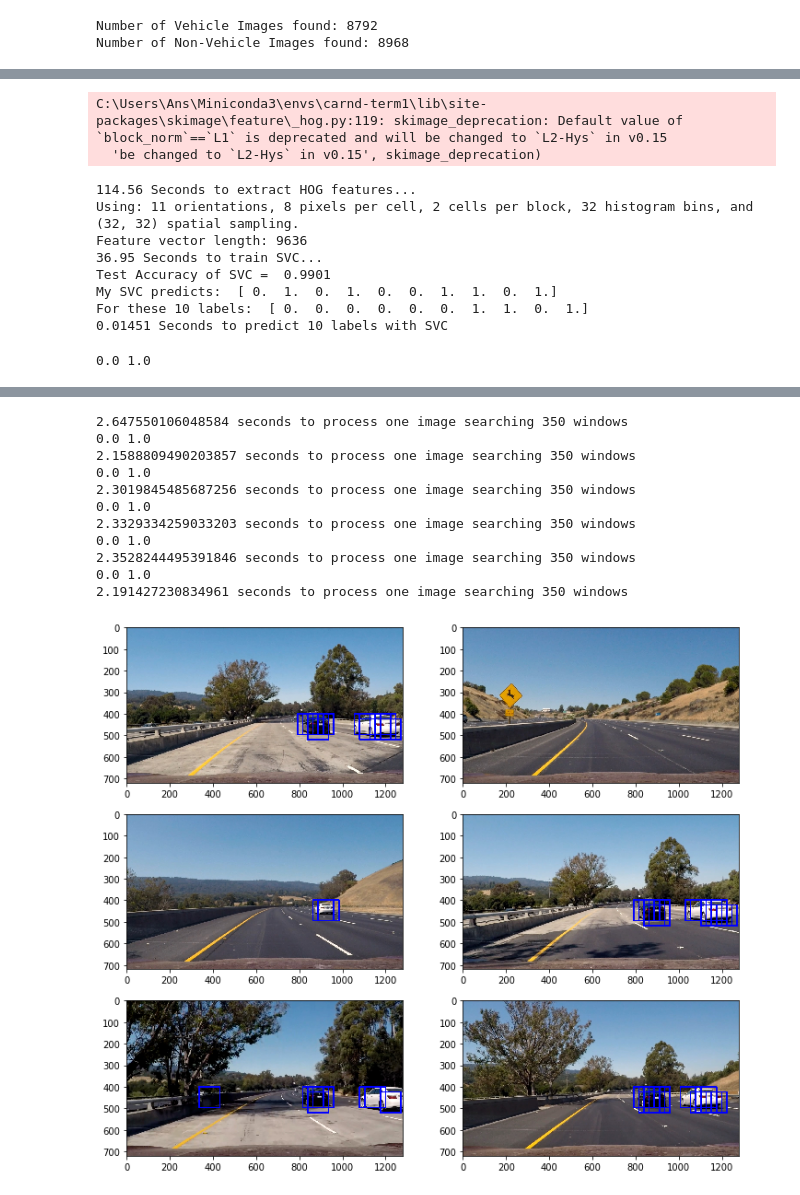
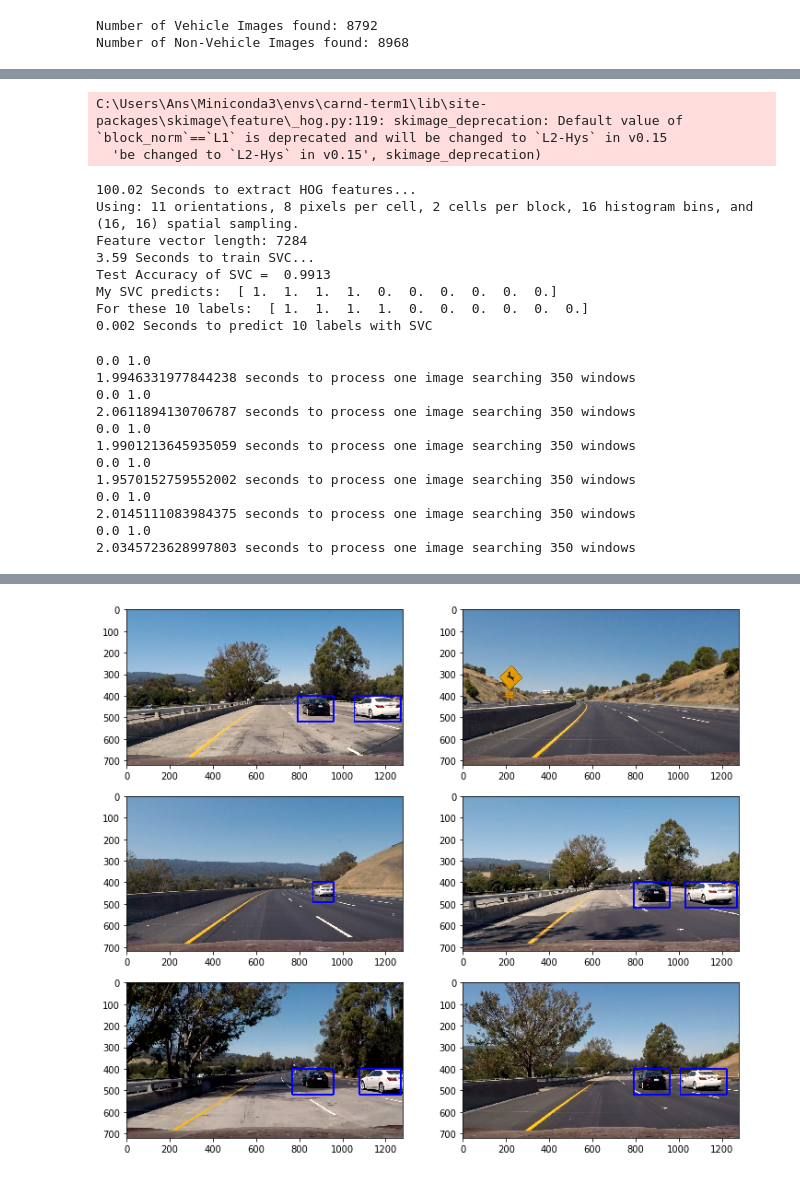
Before and after one commit to atlas604/vehicle-detection, a Jupyter notebook: vehicle_detection.ipynb, the cells around one changed output, grey strips where cells are left out. Saved outputs shown, nothing was run; the diff lists cells and outputs as text; code cells hidden in the pictures.

```diff
--- a/vehicle_detection.ipynb
+++ b/vehicle_detection.ipynb
@@ -91,8 +91,8 @@ orient = 11
 pix_per_cell = 8
 cell_per_block = 2
 hog_channel = 'ALL'         # Can be 0, 1, 2, or "ALL"
-spatial_size = (32, 32)     # Spatial binning dimensions
-hist_bins = 32              # Number of histogram bins
+spatial_size = (16, 16)     # Spatial binning dimensions
+hist_bins = 16              # Number of histogram bins
 spatial_feat = True         # Spatial features on or off
 hist_feat = True            # Histogram features on or off
 hog_feat = True             # HOG features on or off
@@ -155,14 +155,14 @@ print(round(t2-t, 5), 'Seconds to predict', n_predict,'labels with SVC')
 # %% [output]
 C:\Users\Ans\Miniconda3\envs\carnd-term1\lib\site-packages\skimage\feature\_hog.py:119: skimage_deprecation: Default value of `block_norm`==`L1` is deprecated and will be changed to `L2-Hys` in v0.15
   'be changed to `L2-Hys` in v0.15', skimage_deprecation)
-114.56 Seconds to extract HOG features...
-Using: 11 orientations, 8 pixels per cell, 2 cells per block, 32 histogram bins, and (32, 32) spatial sampling.
-Feature vector length: 9636
-36.95 Seconds to train SVC...
-Test Accuracy of SVC =  0.9901
-My SVC predicts:  [ 0.  1.  0.  1.  0.  0.  1.  1.  0.  1.]
-For these 10 labels:  [ 0.  0.  0.  0.  0.  0.  1.  1.  0.  1.]
-0.01451 Seconds to predict 10 labels with SVC
+100.02 Seconds to extract HOG features...
+Using: 11 orientations, 8 pixels per cell, 2 cells per block, 16 histogram bins, and (16, 16) spatial sampling.
+Feature vector length: 7284
+3.59 Seconds to train SVC...
+Test Accuracy of SVC =  0.9913
+My SVC predicts:  [ 1.  1.  1.  1.  0.  0.  0.  0.  0.  0.]
+For these 10 labels:  [ 1.  1.  1.  1.  0.  0.  0.  0.  0.  0.]
+0.002 Seconds to predict 10 labels with SVC
 # %%
 searchpath = './test_images/*'
 example_images = glob.glob(searchpath)
@@ -176,22 +176,26 @@ overlap = 0.75
 for img_src in example_images:
     t1 = time.time()
     img = mpimg.imread(img_src)
-    draw_img = np.copy(img)
-    img = img.astype(np.float32)/255     # png images (scaled 0 to 1 by mpimg) -> jpg (scaled 0 to 255)
-    print(np.min(img), np.max(img))
+    image = img.astype(np.float32)/255     # png images (scaled 0 to 1 by mpimg) -> jpg (scaled 0 to 255)
+    print(np.min(image), np.max(image))
 
-    windows = slide_window(img, x_start_stop=[None, None], y_start_stop=y_start_stop,
+    windows = slide_window(image, x_start_stop=[None, None], y_start_stop=y_start_stop,
                         xy_window=(96, 96), xy_overlap=(overlap, overlap))
 
-    hot_windows = search_windows(img, windows, svc, X_scaler, color_space=color_space,
+    hot_windows = search_windows(image, windows, svc, X_scaler, color_space=color_space,
                             spatial_size=spatial_size, hist_bins=hist_bins,
                             orient=orient, pix_per_cell=pix_per_cell,
                             cell_per_block=cell_per_block,
                             hog_channel=hog_channel, spatial_feat=spatial_feat,
                             hist_feat=hist_feat, hog_feat=hog_feat)
 
-    window_img = draw_boxes(draw_img, hot_windows, color=(0, 0, 255), thick=6)
-    images.append(window_img)
+    # window_img = draw_boxes(draw_img, hot_windows, color=(0, 0, 255), thick=6)
+    heat_map = np.zeros_like(img[:,:,0])
+    heat_map = add_heat(heat_map, hot_windows)
+    labels = label(heat_map)
+    draw_img = draw_labeled_bboxes(np.copy(img), labels)
+    images.append(draw_img)
+
     titles.append('')
     print(time.time()-t1, 'seconds to process one image searching', len(windows),'windows')
 
@@ -199,3 +203,14 @@ fig = plt.figure(figsize=(12,18))
 visualize(fig, 5, 2, images, titles)
 # %% [output]
 0.0 1.0
+1.9946331977844238 seconds to process one image searching 350 windows
+0.0 1.0
+2.0611894130706787 seconds to process one image searching 350 windows
+0.0 1.0
+1.9901213645935059 seconds to process one image searching 350 windows
+0.0 1.0
+1.9570152759552002 seconds to process one image searching 350 windows
+0.0 1.0
+2.0145111083984375 seconds to process one image searching 350 windows
+0.0 1.0
+2.0345723628997803 seconds to process one image searching 350 windows
@@ -204,12 +217 @@ C:\Users\Ans\Miniconda3\envs\carnd-term1\lib\site-packages\skimage\feature\_hog.
-2.647550106048584 seconds to process one image searching 350 windows
-0.0 1.0
-2.1588809490203857 seconds to process one image searching 350 windows
-0.0 1.0
-2.3019845485687256 seconds to process one image searching 350 windows
-0.0 1.0
-2.3329334259033203 seconds to process one image searching 350 windows
-0.0 1.0
-2.3528244495391846 seconds to process one image searching 350 windows
-0.0 1.0
-2.191427230834961 seconds to process one image searching 350 windows
-[figure, old version]
+[figure, new version]
```
Also changed, not shown: parts of 9 cells of this notebook.
